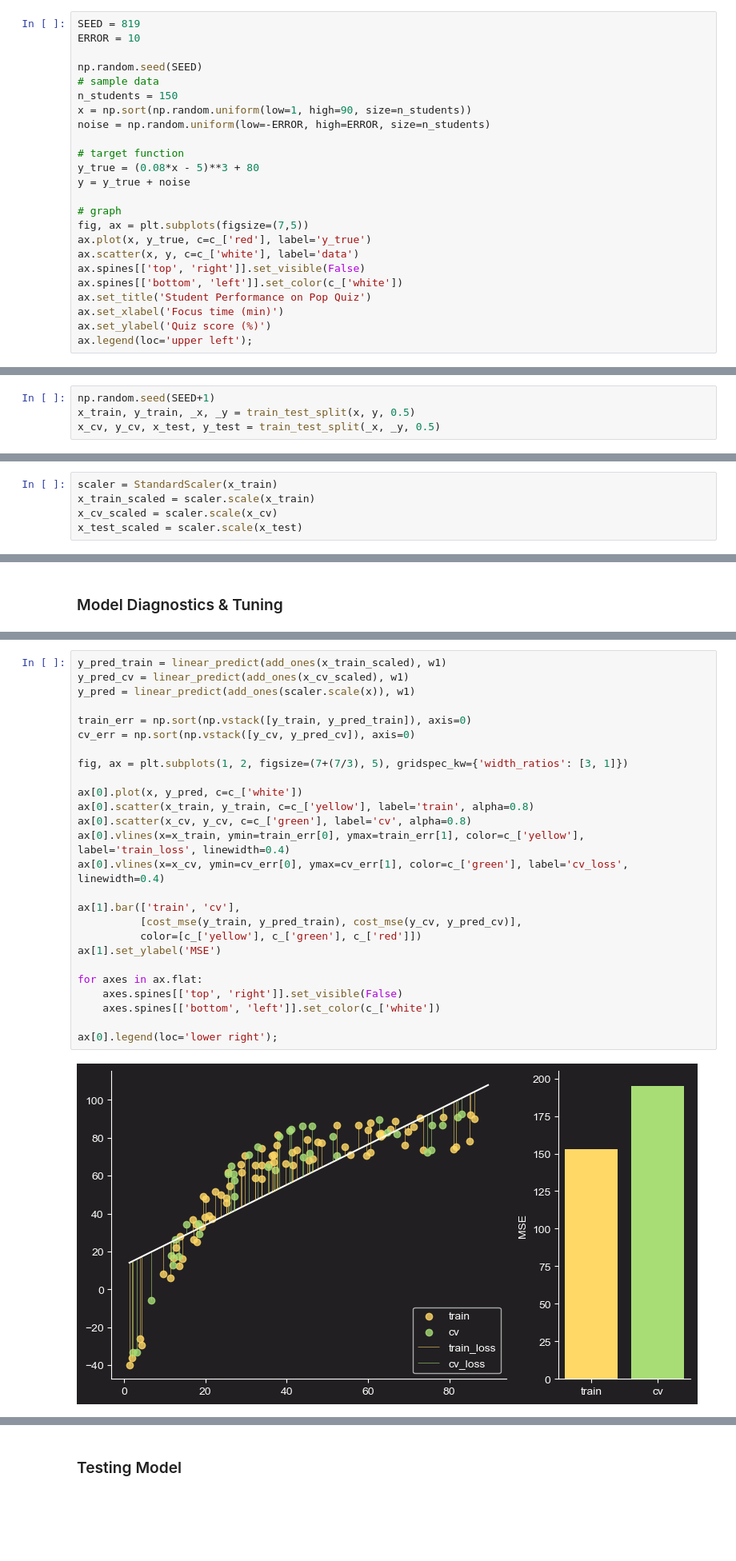
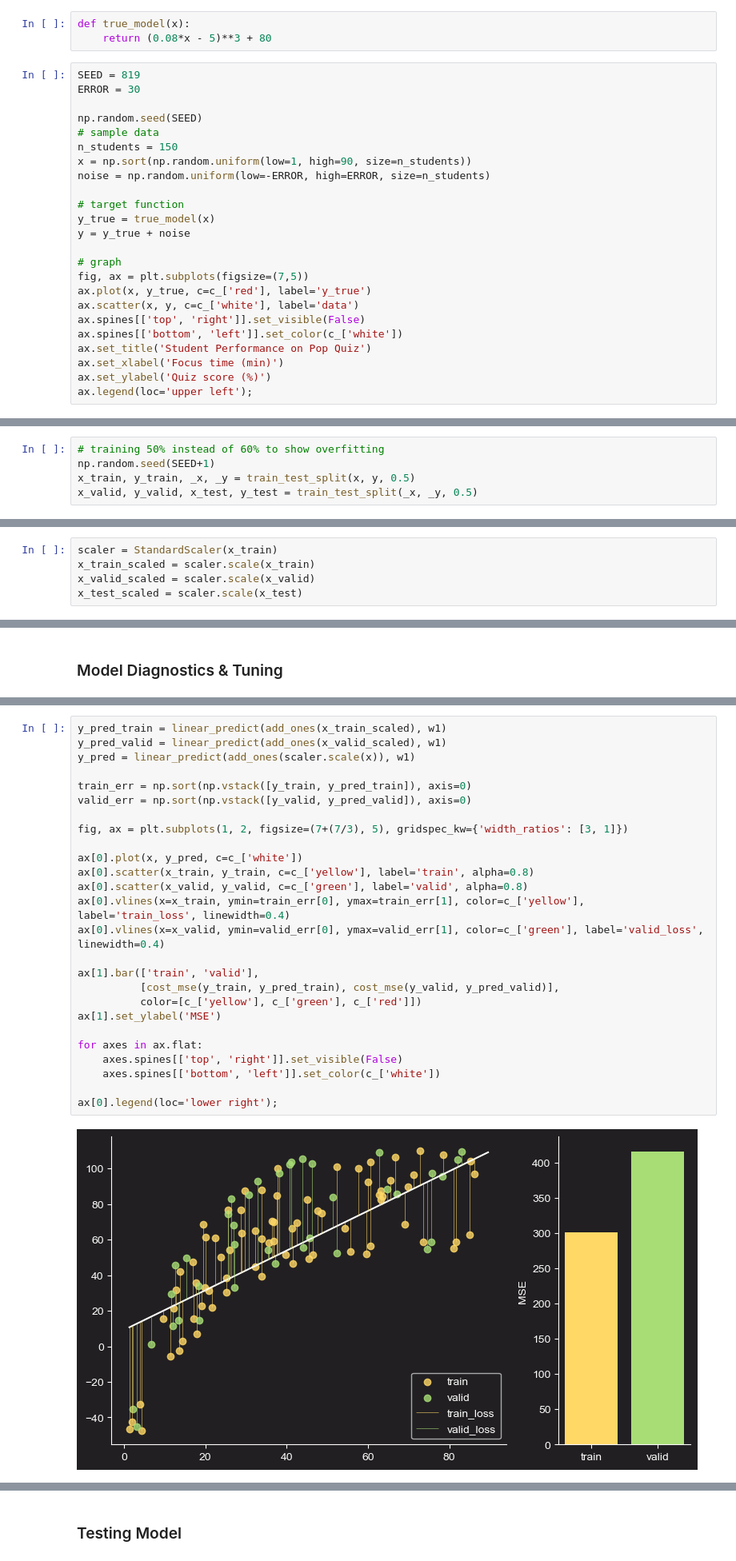
Before and after one commit to jakecreate/machine-learning-from-scratch, a Jupyter notebook: fundamentals_machine_learning.ipynb, the cells around one changed output, grey strips where cells are left out. Shown at 80% size. Saved outputs shown, nothing was run; the diff lists cells and outputs as text; blank space fills up the shorter version.

```diff
--- a/fundamentals_machine_learning.ipynb
+++ b/fundamentals_machine_learning.ipynb
@@ -46,9 +46,12 @@ where:
 - $x$: Focus time (minutes)
 
 The following visualizes this relationship using synthetic data generated for 100 students.
+# %%
+def true_model(x):
+    return (0.08*x - 5)**3 + 80
 # %%
 SEED = 819
-ERROR = 10
+ERROR = 30
 
 np.random.seed(SEED)
 # sample data
@@ -57,7 +60,7 @@ x = np.sort(np.random.uniform(low=1, high=90, size=n_students))
 noise = np.random.uniform(low=-ERROR, high=ERROR, size=n_students)
 
 # target function
-y_true = (0.08*x - 5)**3 + 80
+y_true = true_model(x)
 y = y_true + noise
 
 # graph
@@ -185,9 +188,10 @@ def train_test_split(X, y, p_train=0.6):
 
     return X[train_mask], y[train_mask], X[test_mask], y[test_mask]
 # %%
+# training 50% instead of 60% to show overfitting
 np.random.seed(SEED+1)
 x_train, y_train, _x, _y = train_test_split(x, y, 0.5)
-x_cv, y_cv, x_test, y_test = train_test_split(_x, _y, 0.5)
+x_valid, y_valid, x_test, y_test = train_test_split(_x, _y, 0.5)
 # %%
 fig, ax = plt.subplots(figsize=(7,5))
 ax.scatter(x_train, y_train, c=c_['yellow'], label='train', alpha=0.8)
@@ -306,7 +310,7 @@ class StandardScaler():
 # %%
 scaler = StandardScaler(x_train)
 x_train_scaled = scaler.scale(x_train)
-x_cv_scaled = scaler.scale(x_cv)
+x_valid_scaled = scaler.scale(x_valid)
 x_test_scaled = scaler.scale(x_test)
 # %%
 X_train_scaled = add_ones(x_train_scaled)
@@ -365,29 +387,29 @@ Feature scaling is also **important** for several reasons. Most commonly, it:
 # %%
 y_pred_train = linear_predict(add_ones(x_train_scaled), w1)
-y_pred_cv = linear_predict(add_ones(x_cv_scaled), w1)
+y_pred_valid = linear_predict(add_ones(x_valid_scaled), w1)
 y_pred = linear_predict(add_ones(scaler.scale(x)), w1)
 
 train_err = np.sort(np.vstack([y_train, y_pred_train]), axis=0)
-cv_err = np.sort(np.vstack([y_cv, y_pred_cv]), axis=0)
+valid_err = np.sort(np.vstack([y_valid, y_pred_valid]), axis=0)
 
 fig, ax = plt.subplots(1, 2, figsize=(7+(7/3), 5), gridspec_kw={'width_ratios': [3, 1]})
 
 ax[0].plot(x, y_pred, c=c_['white'])
 ax[0].scatter(x_train, y_train, c=c_['yellow'], label='train', alpha=0.8)
-ax[0].scatter(x_cv, y_cv, c=c_['green'], label='cv', alpha=0.8)
+ax[0].scatter(x_valid, y_valid, c=c_['green'], label='valid', alpha=0.8)
 ax[0].vlines(x=x_train, ymin=train_err[0], ymax=train_err[1], color=c_['yellow'], label='train_loss', linewidth=0.4)
-ax[0].vlines(x=x_cv, ymin=cv_err[0], ymax=cv_err[1], color=c_['green'], label='cv_loss', linewidth=0.4)
+ax[0].vlines(x=x_valid, ymin=valid_err[0], ymax=valid_err[1], color=c_['green'], label='valid_loss', linewidth=0.4)
 
-ax[1].bar(['train', 'cv'],
-          [cost_mse(y_train, y_pred_train), cost_mse(y_cv, y_pred_cv)],
+ax[1].bar(['train', 'valid'],
+          [cost_mse(y_train, y_pred_train), cost_mse(y_valid, y_pred_valid)],
           color=[c_['yellow'], c_['green'], c_['red']])
 ax[1].set_ylabel('MSE')
 
 for axes in ax.flat:
     axes.spines[['top', 'right']].set_visible(False)
     axes.spines[['bottom', 'left']].set_color(c_['white'])
 
 ax[0].legend(loc='lower right');
 # %% [output]
-[figure, old version]
+[figure, new version]
 # %% [markdown]
```
Also changed, not shown: parts of 23 cells of this notebook.
